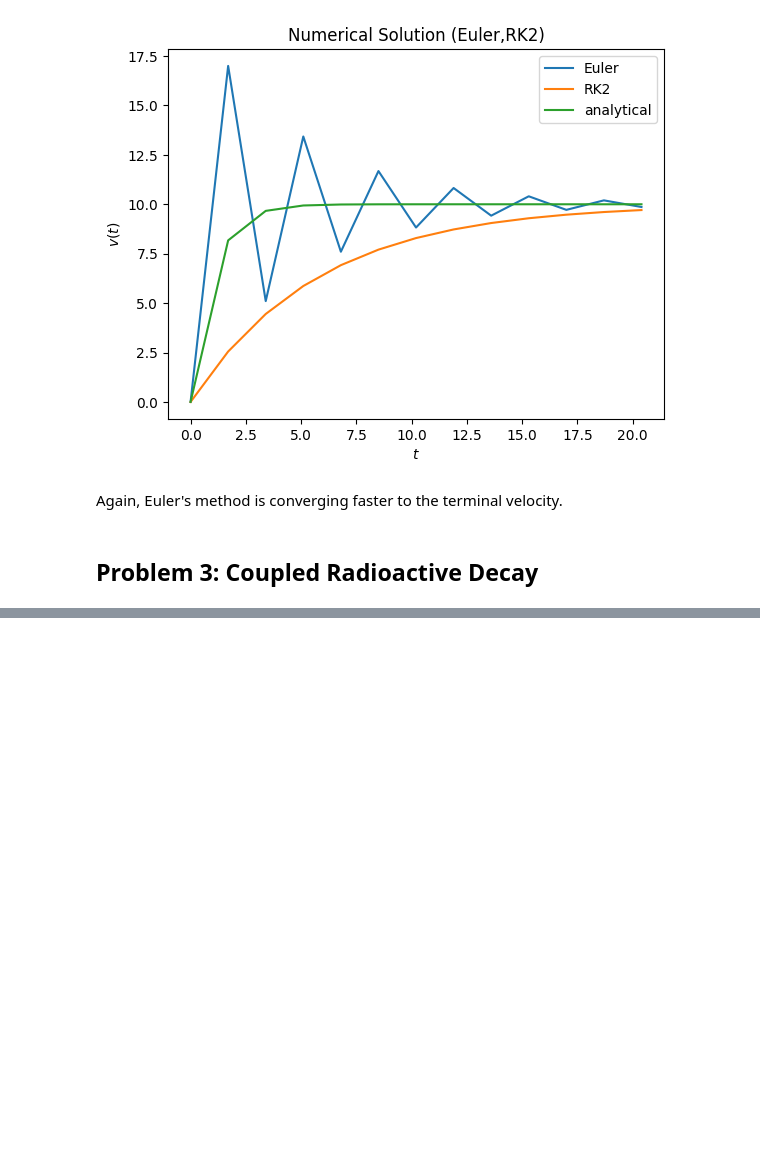
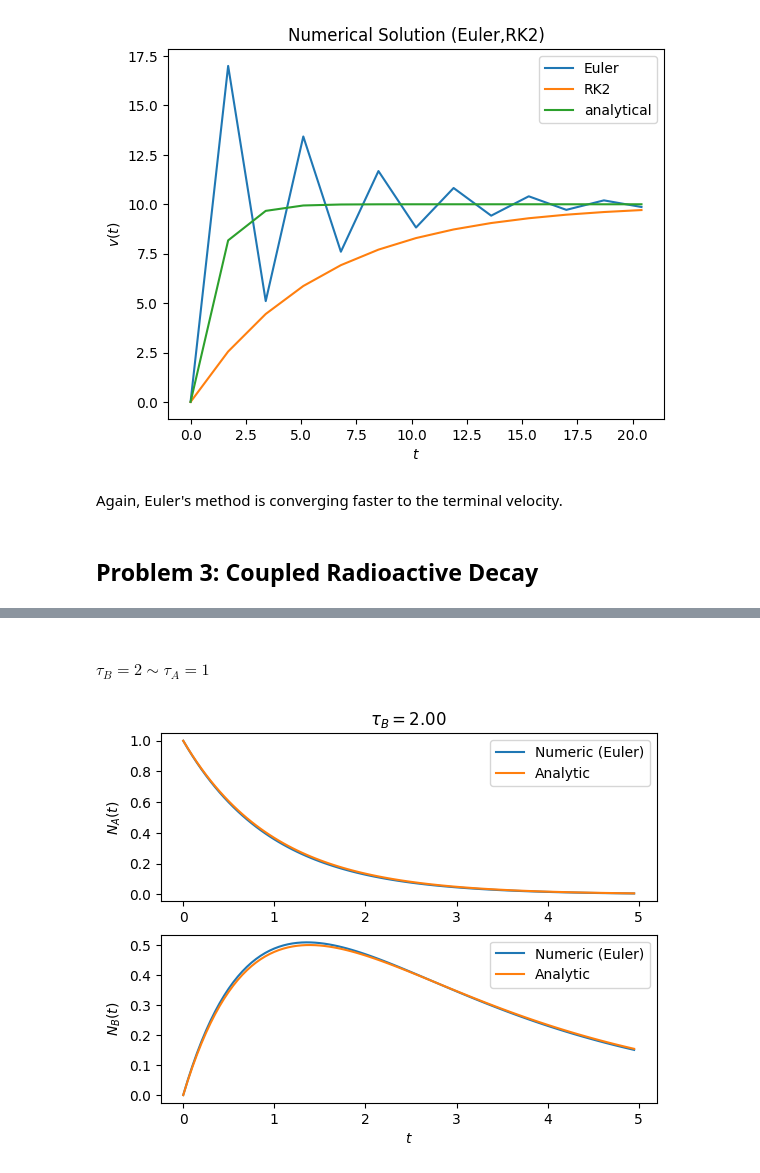
Before and after one commit to pranav-joshi-iitgn/PH509, a Jupyter notebook: Assignment1/A1.ipynb, the cells around one changed output, grey strips where cells are left out. Cells and saved outputs as stored; diff of their text form; code cells hidden in the pictures; blank space fills up the shorter version.

```diff
--- a/A1.ipynb
+++ b/Assignment1/A1.ipynb
@@ -628,0 +956,6 @@ Again, Euler's method is converging faster to the terminal velocity.
+# %% [markdown]
+#### $\tau_B = 2 \sim \tau_A = 1$
+# %%
+CoupledRadDec_for_tau_B(2)
+# %% [output]
+[figure, added]
```
Also changed, not shown: parts of 51 cells of this notebook, 3 other files.
